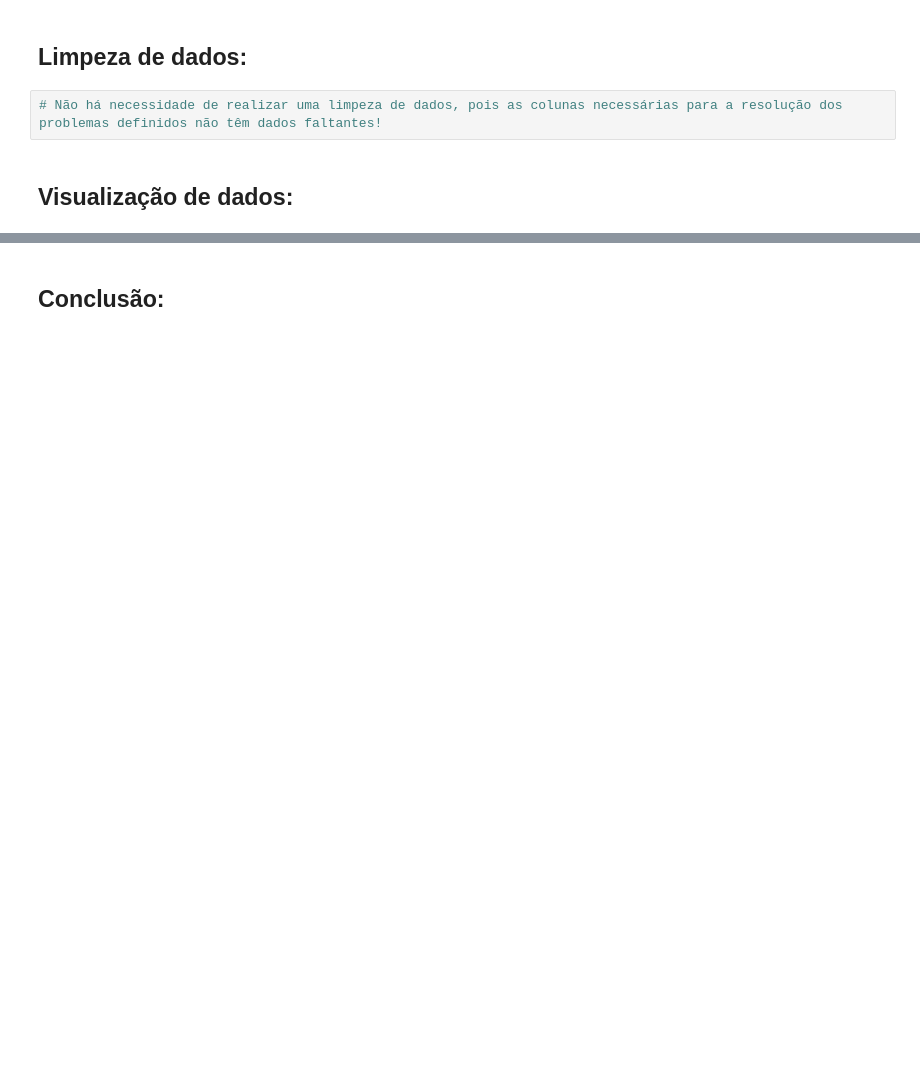
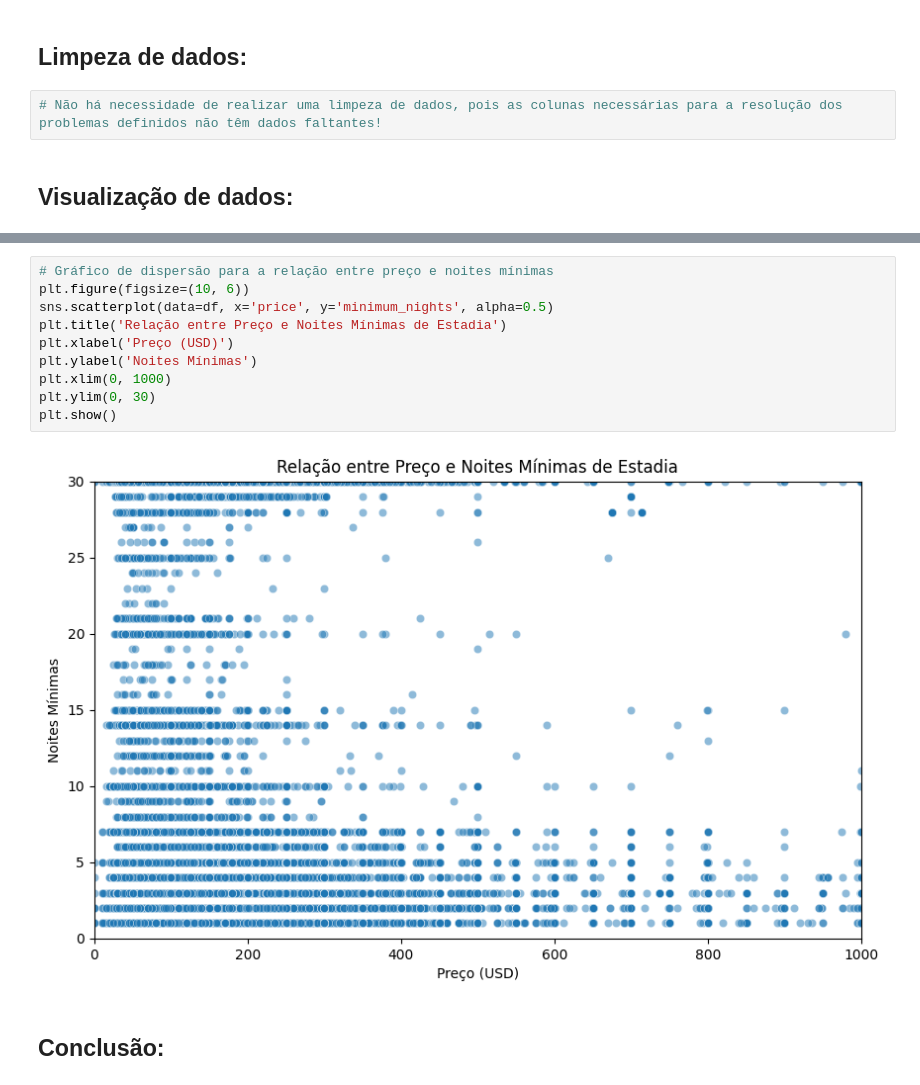
Before and after one commit to joaovincosta/AulasPA, a Jupyter notebook: Análise_de_Dados_Airbnb_NYC.ipynb, the cells around one changed output, grey strips where cells are left out. Saved outputs shown, nothing was run; the diff lists cells and outputs as text; blank space fills up the shorter version.

```diff
--- a/Análise_de_Dados_Airbnb_NYC.ipynb
+++ b/Análise_de_Dados_Airbnb_NYC.ipynb
@@ -122,2 +143,14 @@ df.describe()
+# %%
+# Gráfico de dispersão para a relação entre preço e noites mínimas
+plt.figure(figsize=(10, 6))
+sns.scatterplot(data=df, x='price', y='minimum_nights', alpha=0.5)
+plt.title('Relação entre Preço e Noites Mínimas de Estadia')
+plt.xlabel('Preço (USD)')
+plt.ylabel('Noites Mínimas')
+plt.xlim(0, 1000)
+plt.ylim(0, 30)
+plt.show()
+# %% [output]
+[figure, added]
 # %% [markdown]
 ## **Conclusão:**
```
Also changed, not shown: parts of 5 cells of this notebook.
